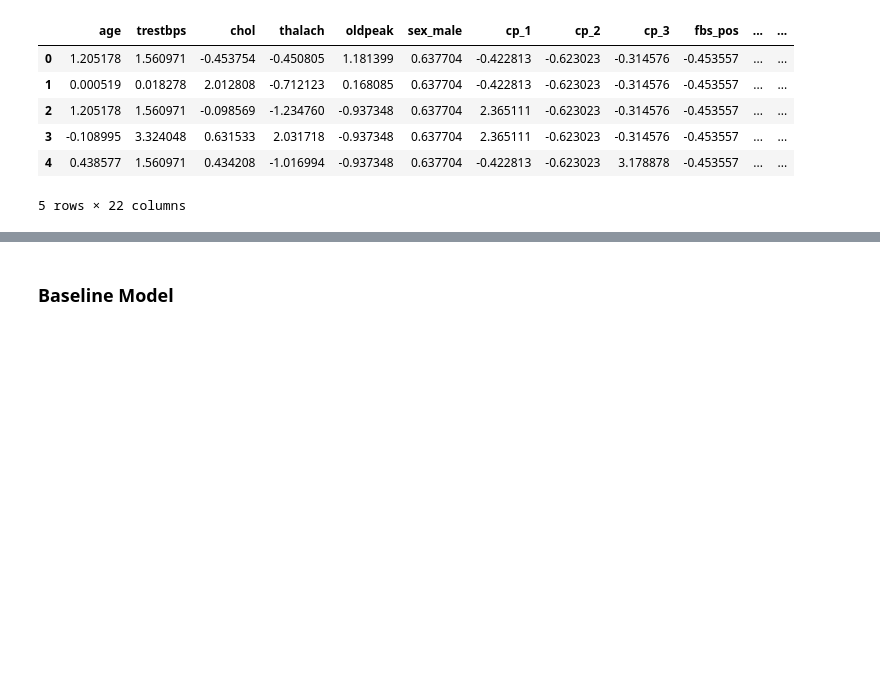
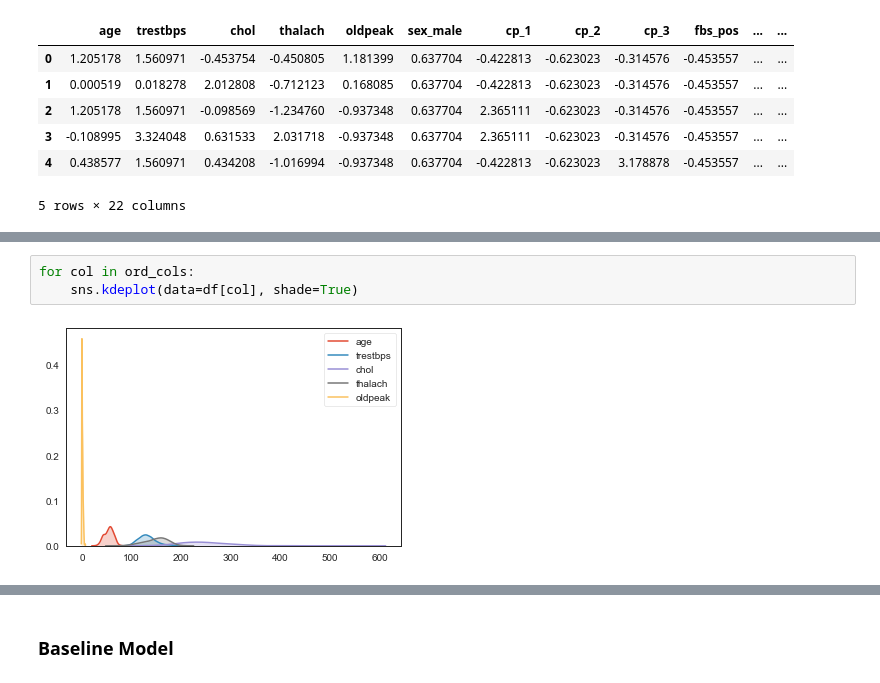
Before and after one commit to kovusseyit/Heart_UCI, a Jupyter notebook: heart_uci.ipynb, the cells around one changed output, grey strips where cells are left out. Drawn from its saved outputs; the diff is of its cells as text; blank space fills up the shorter version.

```diff
--- a/heart_uci.ipynb
+++ b/heart_uci.ipynb
@@ -309,0 +508,5 @@ X_train.head()
+# %%
+for col in ord_cols:
+    sns.kdeplot(data=df[col], shade=True)
+# %% [output]
+[figure, added]
```
Also changed, not shown: parts of 66 cells of this notebook.
